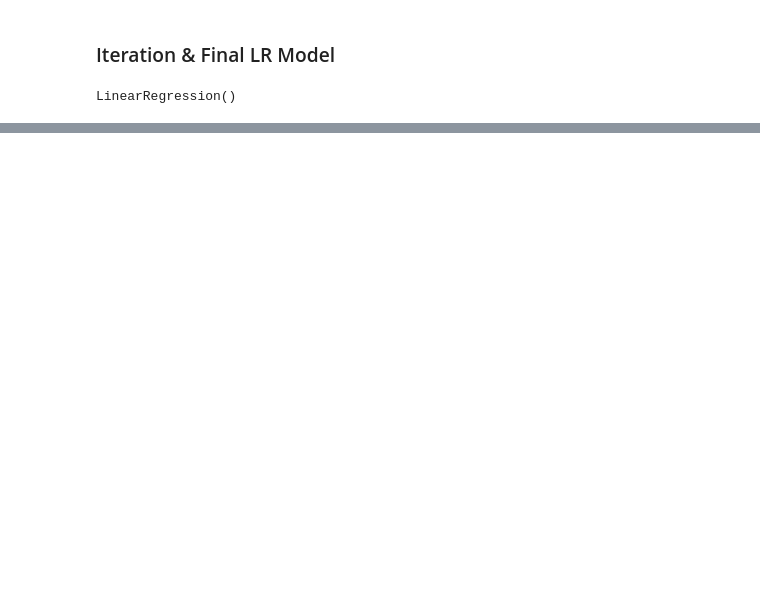
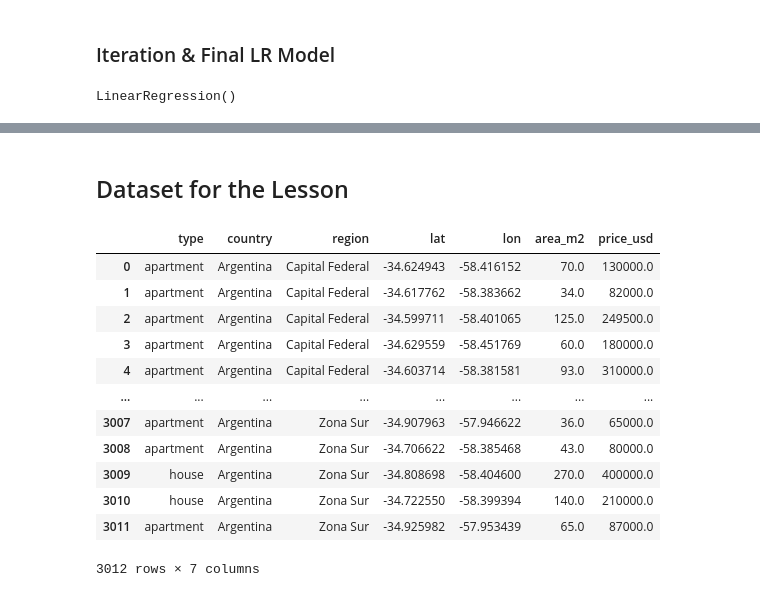
Before and after one commit to asvcodes/LabDS, a Jupyter notebook: Project2/tute.ipynb, the cells around one changed output, grey strips where cells are left out. Cells and saved outputs as stored; diff of their text form; code cells hidden in the pictures; blank space fills up the shorter version.

```diff
--- a/Project2/tute.ipynb
+++ b/Project2/tute.ipynb
@@ -209,0 +265,19 @@ ax.set_yticklabels([0,'0.1M','0.2M','0.3M','0.4M','0.5M']);
+# %% [markdown]
+## Dataset for the Lesson
+# %%
+df2 = pd.concat([sample,sample2],ignore_index=True)
+df2
+# %% [output]
+|  | type | country | region | lat | lon | area_m2 | price_usd |
+| 0 | apartment | Argentina | Capital Federal | -34.624943 | -58.416152 | 70.0 | 130000.0 |
+| 1 | apartment | Argentina | Capital Federal | -34.617762 | -58.383662 | 34.0 | 82000.0 |
+| 2 | apartment | Argentina | Capital Federal | -34.599711 | -58.401065 | 125.0 | 249500.0 |
+| 3 | apartment | Argentina | Capital Federal | -34.629559 | -58.451769 | 60.0 | 180000.0 |
+| 4 | apartment | Argentina | Capital Federal | -34.603714 | -58.381581 | 93.0 | 310000.0 |
+| ... | ... | ... | ... | ... | ... | ... | ... |
+| 3007 | apartment | Argentina | Zona Sur | -34.907963 | -57.946622 | 36.0 | 65000.0 |
+| 3008 | apartment | Argentina | Zona Sur | -34.706622 | -58.385468 | 43.0 | 80000.0 |
+| 3009 | house | Argentina | Zona Sur | -34.808698 | -58.404600 | 270.0 | 400000.0 |
+| 3010 | house | Argentina | Zona Sur | -34.722550 | -58.399394 | 140.0 | 210000.0 |
+| 3011 | apartment | Argentina | Zona Sur | -34.925982 | -57.953439 | 65.0 | 87000.0 |
+3012 rows × 7 columns
```
Also changed, not shown: parts of 21 cells of this notebook, 2 other files.
